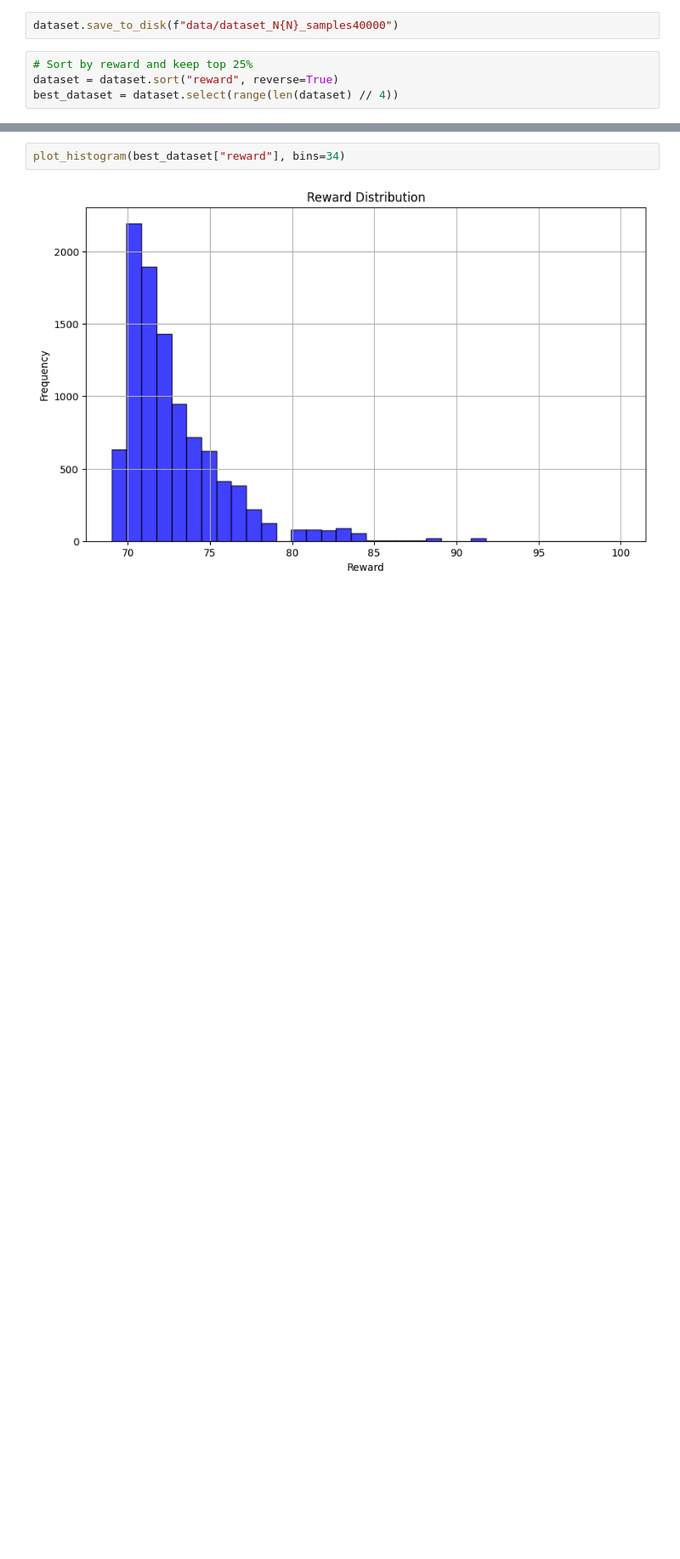
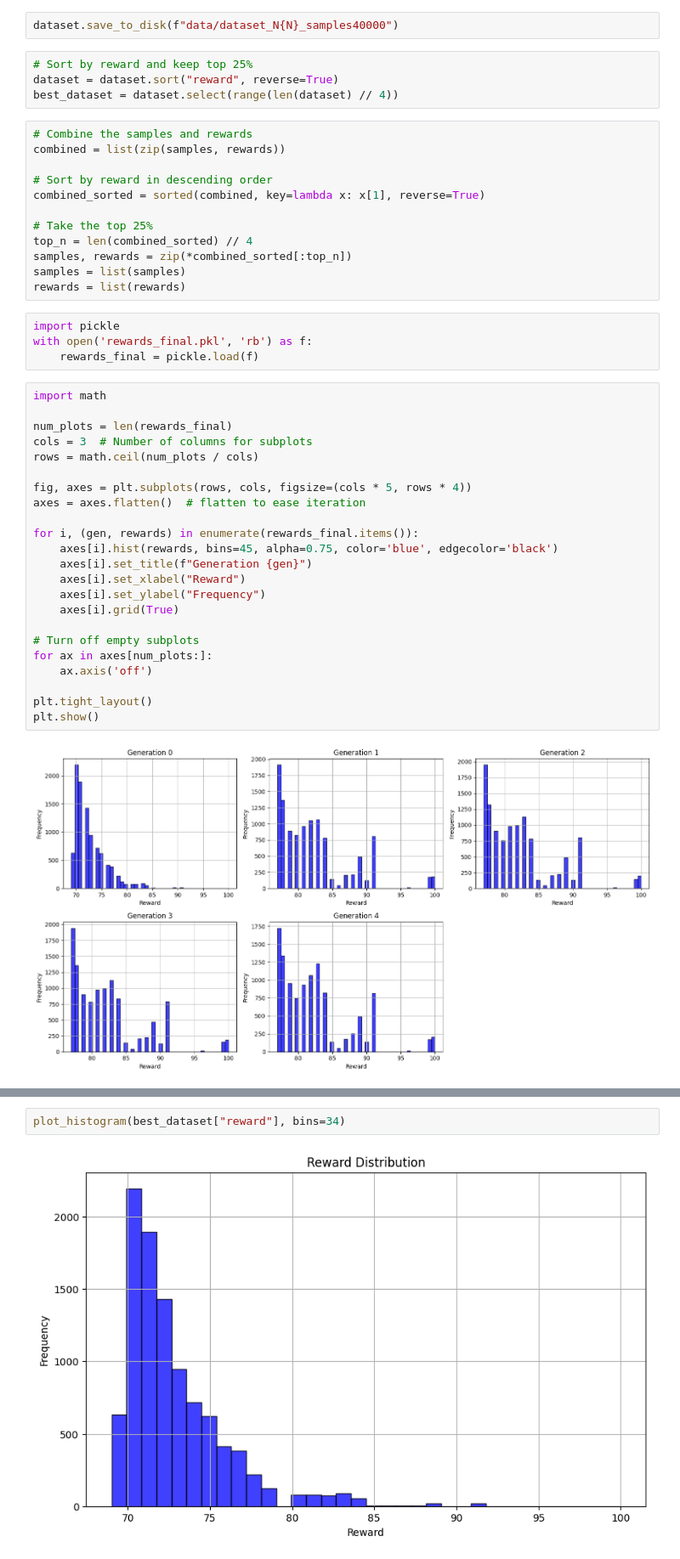
Before and after one commit to lgiito/transformers_math_experiments, a Jupyter notebook: test4.ipynb, the cells around one changed output, grey strips where cells are left out. Shown: that part at 85% size. Cells and saved outputs as stored; diff of their text form; blank space fills up the shorter version.

```diff
--- a/test4.ipynb
+++ b/test4.ipynb
@@ -97,3 +99,44 @@ dataset.save_to_disk(f"data/dataset_N{N}_samples40000")
 # Sort by reward and keep top 25%
 dataset = dataset.sort("reward", reverse=True)
 best_dataset = dataset.select(range(len(dataset) // 4))
+# %%
+# Combine the samples and rewards
+combined = list(zip(samples, rewards))
+
+# Sort by reward in descending order
+combined_sorted = sorted(combined, key=lambda x: x[1], reverse=True)
+
+# Take the top 25%
+top_n = len(combined_sorted) // 4
+samples, rewards = zip(*combined_sorted[:top_n])
+samples = list(samples)
+rewards = list(rewards)
+# %%
+import pickle
+with open('rewards_final.pkl', 'rb') as f:
+    rewards_final = pickle.load(f)
+# %%
+import math
+
+num_plots = len(rewards_final)
+cols = 3  # Number of columns for subplots
+rows = math.ceil(num_plots / cols)
+
+fig, axes = plt.subplots(rows, cols, figsize=(cols * 5, rows * 4))
+axes = axes.flatten()  # flatten to ease iteration
+
+for i, (gen, rewards) in enumerate(rewards_final.items()):
+    axes[i].hist(rewards, bins=45, alpha=0.75, color='blue', edgecolor='black')
+    axes[i].set_title(f"Generation {gen}")
+    axes[i].set_xlabel("Reward")
+    axes[i].set_ylabel("Frequency")
+    axes[i].grid(True)
+
+# Turn off empty subplots
+for ax in axes[num_plots:]:
+    ax.axis('off')
+
+plt.tight_layout()
+plt.show()
+# %% [output]
+[figure, added]
```
Also changed, not shown: parts of 35 cells of this notebook, 7 other files.
